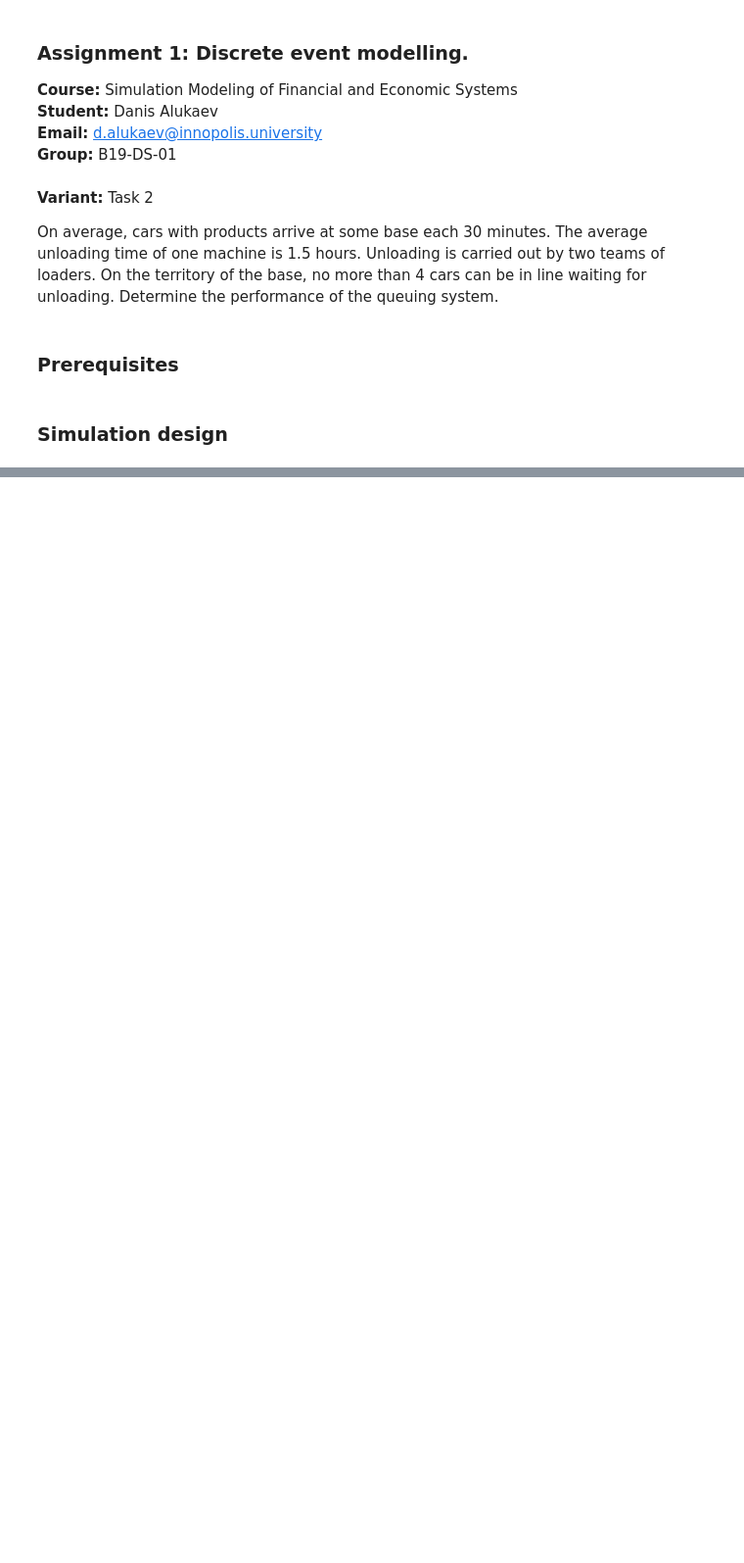
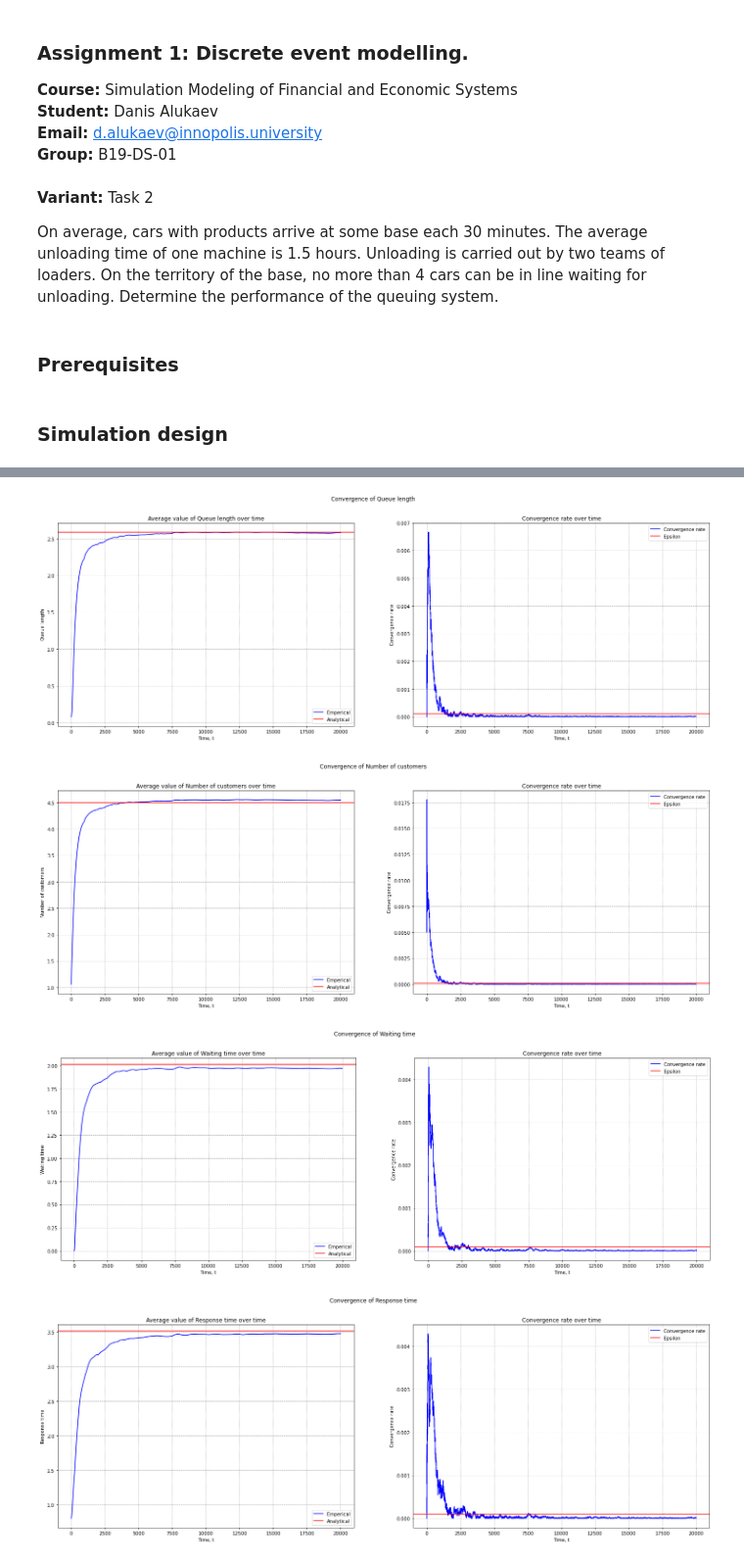
Before and after one commit to DanisAlukaev/Simulation-Modelling, a Jupyter notebook: Assignment 1/Solution.ipynb, the cells around one changed output, grey strips where cells are left out. Shown at 98% size. Cells and saved outputs as stored; diff of their text form; code cells hidden in the pictures; blank space fills up the shorter version.

```diff
--- a/Assignment 1/Solution.ipynb
+++ b/Assignment 1/Solution.ipynb
@@ -128,0 +210,49 @@ env.run(until=UNTIL)
+# %%
+prepared_experiments = []
+for i in range(EXPERIMENTS):
+    prepared_experiments.append(prepare(experiments[i]))
+# %%
+def aggregate(data):
+    aggregated = {k: [] for k in data[0].keys()}
+    for experiment in data:
+        for k, v in experiment.items():
+            aggregated[k].append(v)
+    for k, v in aggregated.items():
+        aggregated[k] = np.mean(np.array(v), axis=0)
+    return aggregated
+# %%
+aggregated = aggregate(prepared_experiments)
+# %%
+def visualize(data):
+    for k, v in data.items():
+        fig, (ax1, ax2) = plt.subplots(1, 2)
+        fig.set_size_inches(25, 8)
+        fig.suptitle(f"Convergence of {k}")
+        ax1.set_title(f"Average value of {k} over time")
+        ax1.grid(linestyle='--')
+        ax1.set_xlabel('Time, t')
+        ax1.set_ylabel(k)
+        mean_values = np.array([np.mean(v[:(idx+1)]) for idx in range(len(v))])
+        ax1.plot(np.arange(UNTIL), mean_values, '-', label='Emperical', c='b')
+        ax1.axhline(y = METRICS[k], color = 'r', label='Analytical', linestyle = '-')
+        ax1.legend()
+
+        ax2.set_title("Convergence rate over time")
+        ax2.grid(linestyle='--')
+        ax2.set_xlabel('Time, t')
+        ax2.set_ylabel("Convergence rate")
+        shifted = np.roll(mean_values, -1)
+        shifted[-1] = shifted[-2]
+        convergence_rate = np.absolute(mean_values - shifted)
+        ax2.plot(np.arange(UNTIL), convergence_rate, '-', label='Convergence rate', c='b')
+        ax2.axhline(y = 0.0001, color = 'r', label='Epsilon', linestyle = '-')
+        ax2.legend()
+
+        plt.show()
+# %%
+visualize(aggregated)
+# %% [output]
+[figure, added]
+[figure, added]
+[figure, added]
+[figure, added]
```
Also changed, not shown: parts of 14 cells of this notebook.
